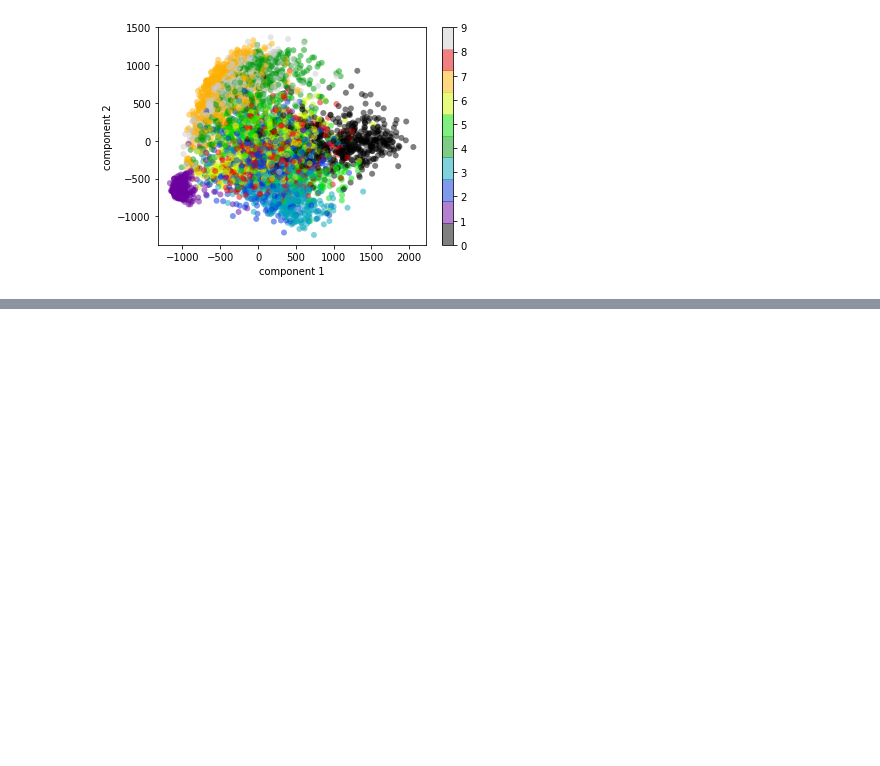
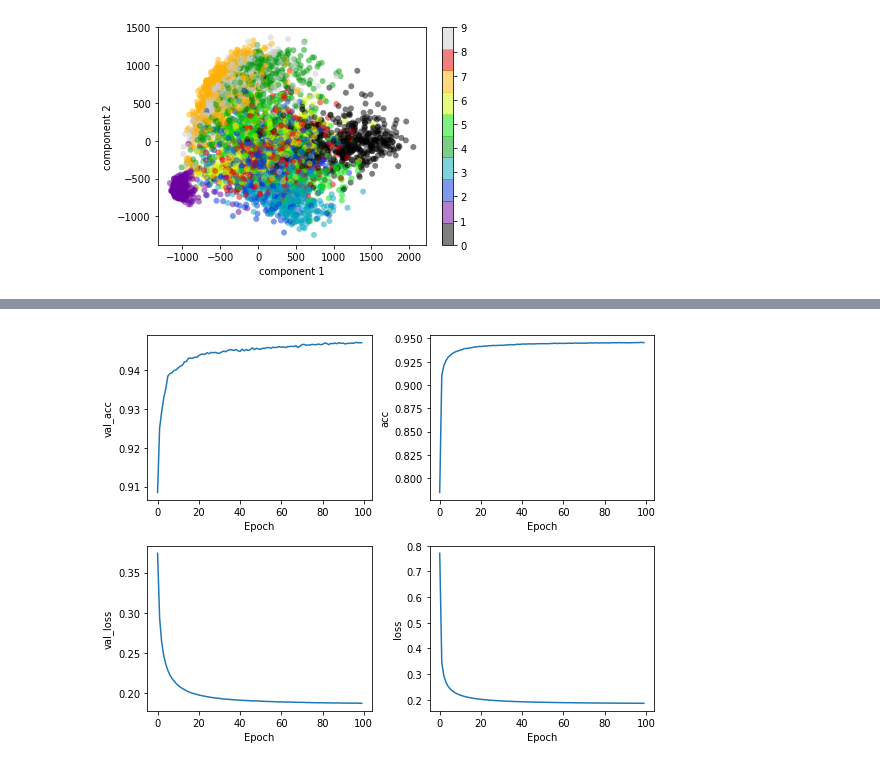
Before and after one commit to silva13/Capstone, a Jupyter notebook: 2. Preprocessing.ipynb, the cells around one changed output, grey strips where cells are left out. Drawn from its saved outputs; the diff is of its cells as text; code cells hidden in the pictures; blank space fills up the shorter version.

```diff
--- a/2. Preprocessing.ipynb
+++ b/2. Preprocessing.ipynb
@@ -150,0 +242,14 @@ sum(PCA_fit.explained_variance_ratio_)
+# %%
+X_train1 = PCA_fit_transform.astype('float32')
+X_test1 = PCA_test.astype('float32')
+X_train1 /= 255 # scaling
+X_test1 /= 255
+X_train1 = X_train1.reshape(X_train1.shape[0], X_train1.shape[1], 1)# 1 becuase we have 1 channel- because black and white
+X_test1 = X_test1.reshape(X_test1.shape[0], X_test1.shape[1], 1)
+y_train1 = keras.utils.to_categorical(y_train, 10)
+y_test1 = keras.utils.to_categorical(y_test, 10)
+# %%
+LR = Sequential([
+    Flatten(input_shape=(40,1), name= "flatten_1_mlp"),
+    Dense(10, activation='softmax')
+])
@@ -150,0 +270,6 @@ sum(PCA_fit.explained_variance_ratio_)
+# %%
+LR.compile(optimizer=keras.optimizers.SGD(),
+           loss=keras.losses.categorical_crossentropy,
+           metrics=['accuracy'])
+# %%
+LR_history=LR.fit(X_train1, y_train1, validation_split=.2, epochs=100)
@@ -150,0 +294,10 @@ sum(PCA_fit.explained_variance_ratio_)
+# %%
+fig = plt.figure(figsize=(8,6))
+for i, (title, data) in enumerate(LR_history.history.items()):
+    fig.add_subplot(2,2,1+i)
+    plt.plot(data)
+    plt.xlabel('Epoch')
+    plt.ylabel(title)
+plt.tight_layout()
+# %% [output]
+[figure, added]
```
Also changed, not shown: parts of 27 cells of this notebook.
